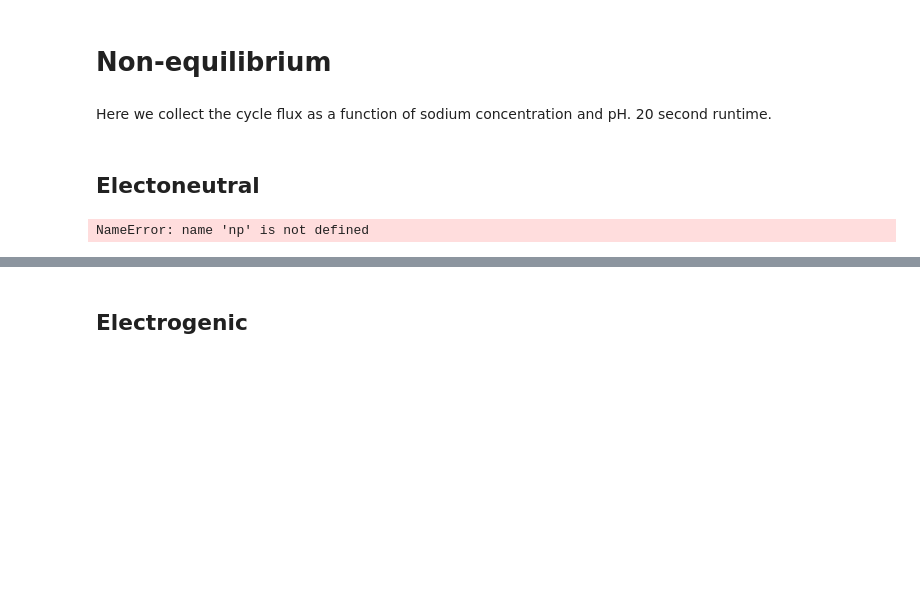
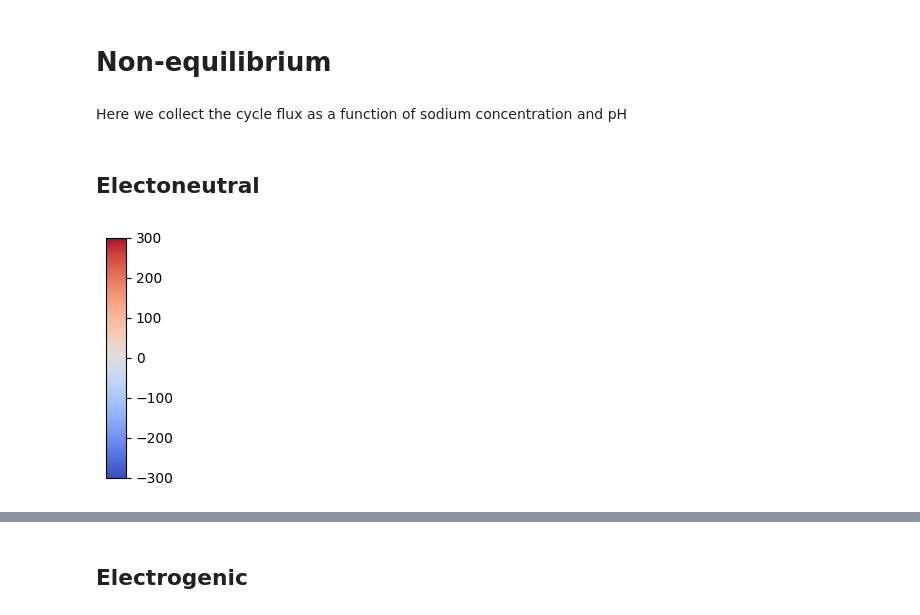
Before and after one commit to Becksteinlab/multibind-publication-code, a Jupyter notebook: full_antiporter_example/antiporter_model.ipynb, the cells around one changed output, grey strips where cells are left out. Cells and saved outputs as stored; diff of their text form; code cells hidden in the pictures; blank space fills up the shorter version.

```diff
--- a/full_antiporter_example/antiporter_model.ipynb
+++ b/full_antiporter_example/antiporter_model.ipynb
@@ -118,7 +140,7 @@ run(scanner, basepath=outdir);
 # %% [markdown]
 # Non-equilibrium
 # %% [markdown]
-Here we collect the cycle flux as a function of sodium concentration and pH. 20 second runtime.
+Here we collect the cycle flux as a function of sodium concentration and pH
 # %%
 def initialize_structures(voltages=[-0.1, -0.05, 0, 0.05, 0.1], concentrations=[0.001, 0.01, 0.1, 1]):
     display_voltages = np.array(voltages) # membrane voltage range
@@ -203,13 +287,13 @@ def make_plot(voltages, display_voltages, na_out, data, label, vxlim = None, vyl
 # %% [markdown]
 ## Electoneutral
-# %%
-display_voltages = np.array([-0.1, -0.05, 0, 0.05, 0.1]) # membrane voltage range
-fixed = np.array([0.001, 0.01, 0.1, 1]) # fixed sodium concentration range
-voltages, na_out, data = initialize_structures()
-
-# mutate data
-scan_parameters(voltages, na_out, data)
-
-make_plot(voltages, display_voltages, na_out, data, "electroneutral")
-# %% [output]
-NameError: name 'np' is not defined
+# %%
+a = np.array([[-300, 300]])
+plt.figure(figsize=(0.25, 4))
+img = plt.imshow(a, cmap="coolwarm")
+plt.gca().set_visible(False)
+cax = plt.axes([0.1, 0.2, 0.8, 0.6])
+plt.colorbar(cax=cax)
+
+plt.savefig("img/colorbar.pdf")
+# %% [output]
+[figure, added]
```
Also changed, not shown: parts of 13 cells of this notebook, 40 other files.
